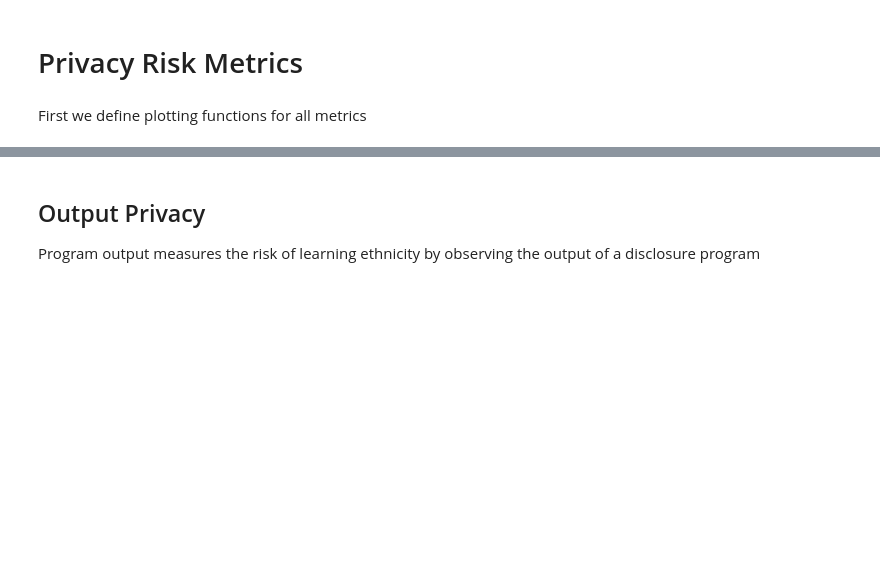
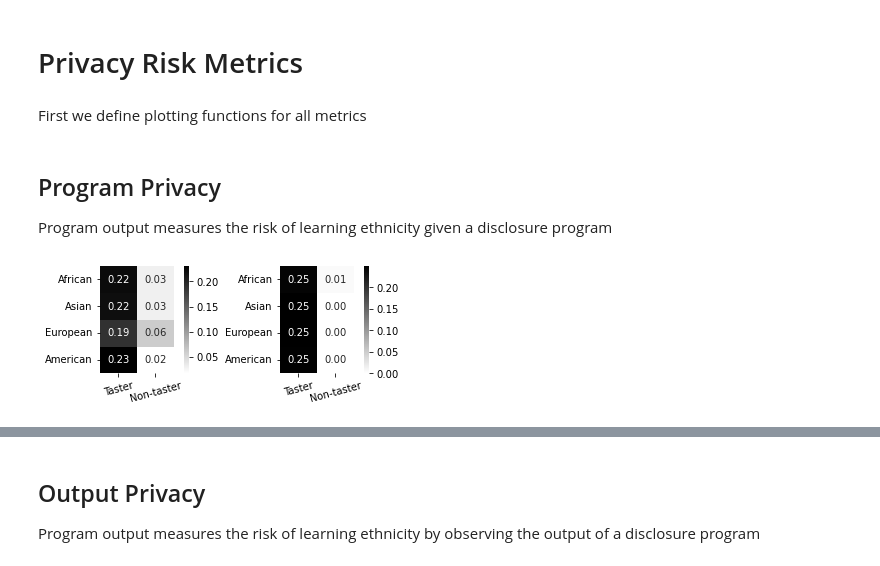
Before and after one commit to itu-square/privug-genetic-privacy, a Jupyter notebook: notebook.ipynb, the cells around one changed output, grey strips where cells are left out. Saved outputs shown, nothing was run; the diff lists cells and outputs as text; code cells hidden in the pictures; blank space fills up the shorter version.

```diff
--- a/notebook.ipynb
+++ b/notebook.ipynb
@@ -295,3 +293,15 @@ program_names = ['$Ph^{r38}$',
                  '$NL_{gs,\sigma=5}$',
                  '$NL_{gs,\sigma=10}$']
 program_ids = range(len(program_names))
+# %% [markdown]
+## Program Privacy
+
+Program output measures the risk of learning ethnicity given a disclosure program
+# %%
+fig, axs = plt.subplots(1,2,figsize=(5,2),constrained_layout=True)
+for i in np.arange(2):
+    program_privacy_heatmap(trace.posterior.ethnicity_0,program_traces[i],axs[i],cmap='gray_r')
+    axs[i].set_xticklabels(['Taster','Non-taster'],rotation=15)
+    axs[i].set_yticklabels(ethnicity_names,rotation=0)
+# %% [output]
+[figure, added]
```
Also changed, not shown: parts of 33 cells of this notebook.
